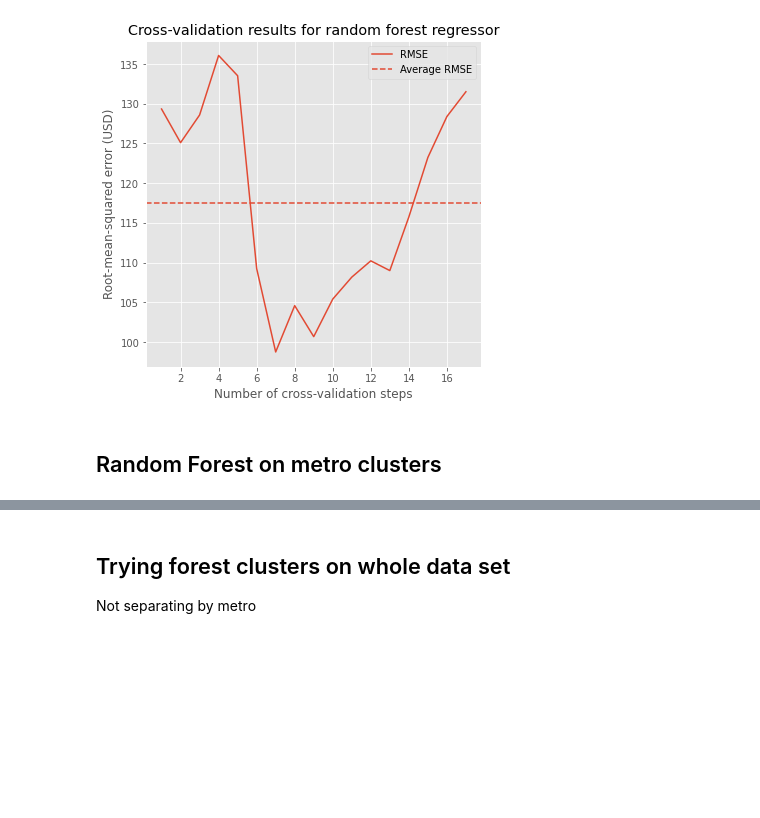
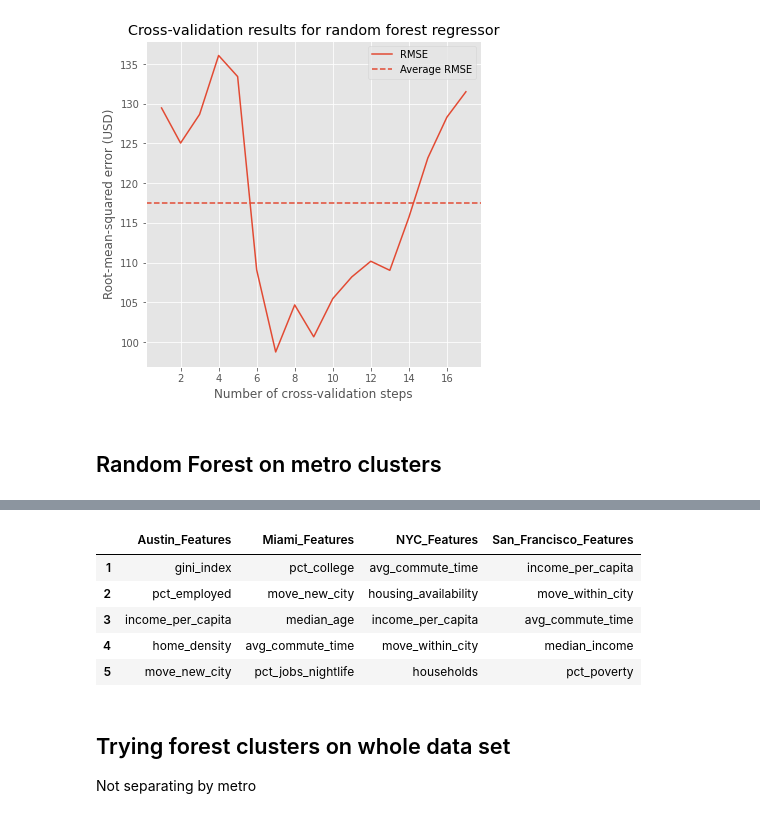
Before and after one commit to EugeniaDickson/zillow_rent_index, a Jupyter notebook: DouglasPizac/rent_model.ipynb, the cells around one changed output, grey strips where cells are left out. Saved outputs shown, nothing was run; the diff lists cells and outputs as text; code cells hidden in the pictures; blank space fills up the shorter version.

```diff
--- a/DouglasPizac/rent_model.ipynb
+++ b/DouglasPizac/rent_model.ipynb
@@ -317,3 +317,43 @@ ATX cluster results:
+# %%
+atx_nocluster = atx.drop('Clusters',axis = 1)
+sf_nocluster = sf.drop('Clusters',axis = 1)
+ny_nocluster = ny.drop('Clusters',axis = 1)
+mi_nocluster = mi.drop('Clusters',axis = 1)
+
+atx_model, atx_X, atx_y = model_functions.forest_regressor(atx_nocluster,'2018-08-01')
+atx_imp = atx_model.feature_importances_
+atx_results = pd.DataFrame({'Austin_Features':atx_X.columns,'Importance':atx_imp}).\
+sort_values(by = 'Importance', ascending = False).reset_index(drop = True)
+
+mi_model, mi_X, mi_y = model_functions.forest_regressor(mi_nocluster,'2018-08-01')
+mi_imp = mi_model.feature_importances_
+mi_results = pd.DataFrame({'Miami_Features':mi_X.columns,'Importance':mi_imp}).\
+sort_values(by = 'Importance', ascending = False).reset_index(drop = True)
+
+ny_model, ny_X, ny_y = model_functions.forest_regressor(ny_nocluster,'2018-08-01')
+ny_imp = ny_model.feature_importances_
+ny_results = pd.DataFrame({'NYC_Features':ny_X.columns,'Importance':ny_imp}).\
+sort_values(by = 'Importance', ascending = False).reset_index(drop = True)
+
+sf_model, sf_X, sf_y = model_functions.forest_regressor(sf_nocluster,'2018-08-01')
+sf_imp = sf_model.feature_importances_
+sf_results = pd.DataFrame({'San_Francisco_Features':sf_X.columns,'Importance':sf_imp}).\
+sort_values(by = 'Importance', ascending = False).reset_index(drop = True)
+# %%
+importances = pd.concat([atx_results['Austin_Features'],
+                        mi_results['Miami_Features'],
+                        ny_results['NYC_Features'],
+                        sf_results['San_Francisco_Features']],axis = 1)
+importances.index = importances.index +1
+
+importances.head(5)
+# %% [output]
+|  | Austin_Features | Miami_Features | NYC_Features | San_Francisco_Features |
+| 1 | gini_index | pct_college | avg_commute_time | income_per_capita |
+| 2 | pct_employed | move_new_city | housing_availability | move_within_city |
+| 3 | income_per_capita | median_age | income_per_capita | avg_commute_time |
+| 4 | home_density | avg_commute_time | move_within_city | median_income |
+| 5 | move_new_city | pct_jobs_nightlife | households | pct_poverty |
 # %% [markdown]
 ## Trying forest clusters on whole data set
 <p>Not separating by metro</p>
```
Also changed, not shown: parts of 20 cells of this notebook, 1 other file.
